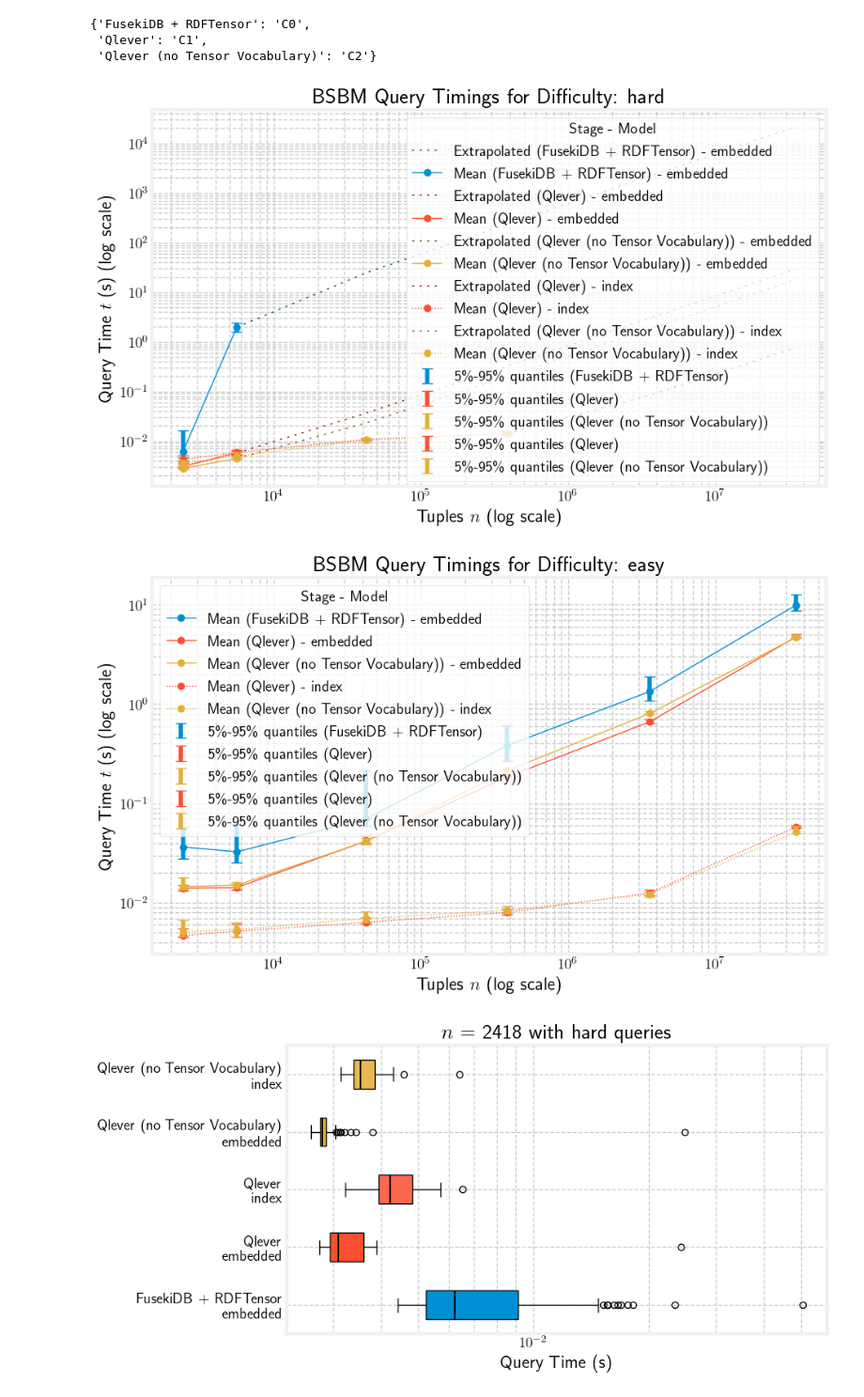
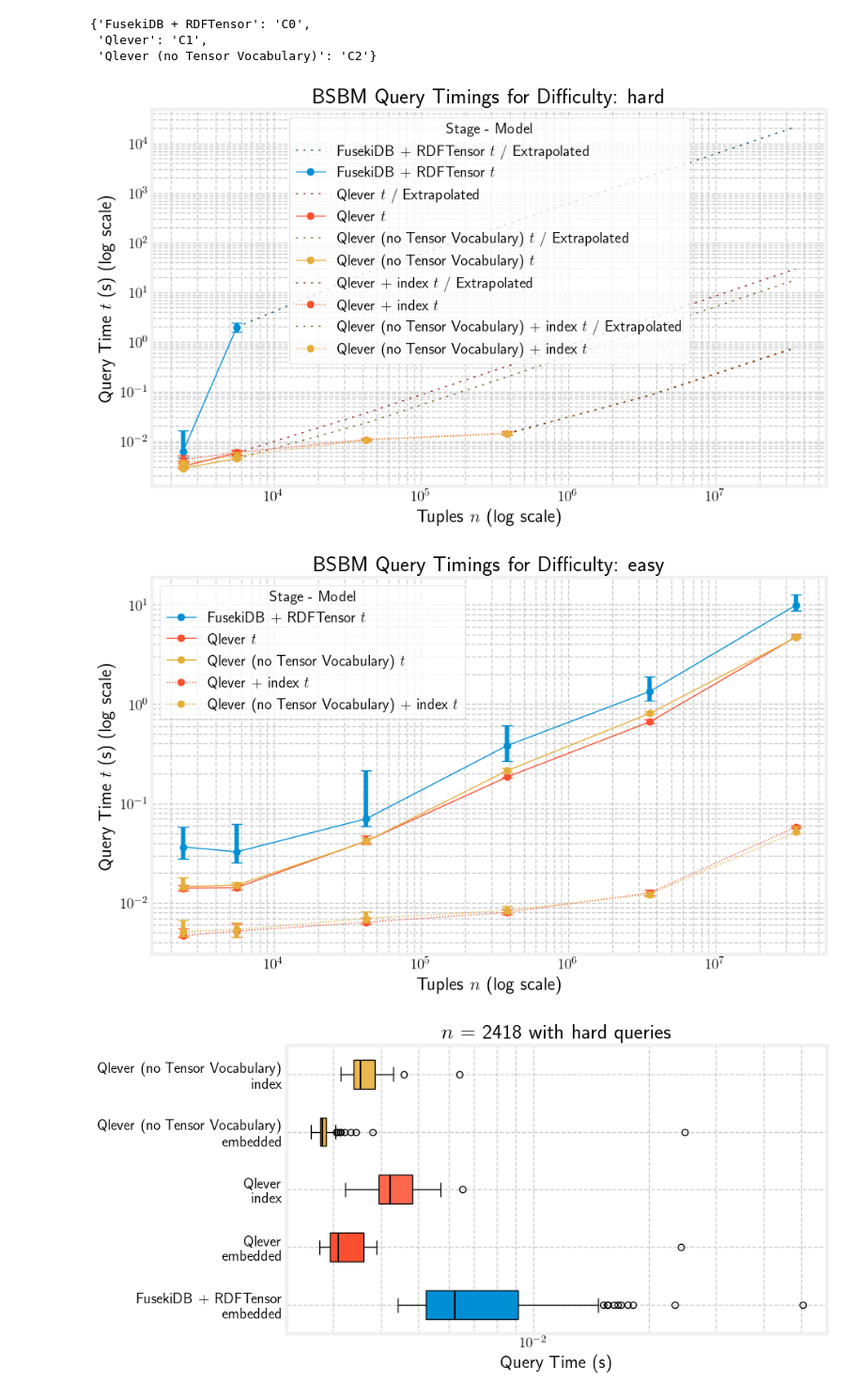
Before and after one commit to Dakantz/Dense-KG-Vector-DB, a Jupyter notebook: benchmarks/eval_timings_bsbm.ipynb, the cells around one changed output. Shown at 94% size. Cells and saved outputs as stored; diff of their text form; code cells hidden in the pictures.

```diff
--- a/benchmarks/eval_timings_bsbm.ipynb
+++ b/benchmarks/eval_timings_bsbm.ipynb
@@ -177,9 +177,9 @@ def extrapolate_missing_sizes(df, possible_sizes, relevant_measure):
         return None
     # add last known size and measure to the extrapolated df to make the plot look better
     last_known_size = df_filtered["size"].max()
-    last_known_measure = df_filtered[df_filtered["size"] == last_known_size][relevant_measure].values[
-        0
-    ]
+    last_known_measure = df_filtered[df_filtered["size"] == last_known_size][
+        relevant_measure
+    ].values[0]
     extrapolated_df = pd.concat(
         [
             pd.DataFrame(
@@ -233,23 +233,27 @@ def plot_timings(
                     engine_median, possible_sizes, relevant_measure
                 )
 
+            # index are dashed, embedded are solid
+            linestyle = ":" if query_type == QUERY_TYPE.INDEX else "-"
+            lbl = f"{engine}"
+            if query_type.value != QUERY_TYPE.EMBEDDED.value:
+                lbl += f" + {query_type.value}"
+            lbl += " $t$"
             if extrapolated_df is not None and not extrapolated_df.empty:
                 ax.plot(
                     extrapolated_df["size"],
                     extrapolated_df[relevant_measure],
                     linestyle=(0, (2, 5)),
-                    label=f"Extrapolated ({engine}) - {query_type.value}",
+                    label=f"{lbl} / Extrapolated",
                     color=adjust_lightness(colors[engine], 0.5),
                     linewidth=1,
                 )
-            # index are dashed, embedded are solid
-            linestyle = ":" if query_type == QUERY_TYPE.INDEX else "-"
             ax.plot(
                 engine_median["size"],
                 engine_median[relevant_measure],
                 "o",
                 linestyle=linestyle,
-                label=f"Mean ({engine}) - {query_type.value}",
+                label=lbl,
                 color=colors[engine],
                 linewidth=1,
             )
@@ -263,12 +267,23 @@ def plot_timings(
                 barsabove=True,
                 capsize=5,
                 fmt="none",
-                label=f"5\%-95\% quantiles ({engine})",
+                # label=f"5\%-95\% quantiles ({engine})",
                 color=colors[engine],
             )
 
+
 overview_dir = figures_dir / "overview"
 overview_dir.mkdir(exist_ok=True, parents=True)
+
+
+def calc_extra_ticks(series: pd.Series, tweens=[2, 3, 4, 5, 6, 7, 8, 9]):
+    series = series.replace([np.inf, -np.inf], np.nan).dropna()
+    min_size = int(np.log10(series.min()))
+    max_size = int(np.log10(series.max())) + 2
+
+    extra_ticks = [10**i * tween for i in range(min_size, max_size) for tween in tweens]
+    return extra_ticks
+
 
 for i, difficulty in enumerate(difficulties):
     fig, ax = plt.subplots(1, 1, figsize=(10, 6))
@@ -283,41 +298,69 @@ for i, difficulty in enumerate(difficulties):
     ax.set_title(f"BSBM Query Timings for Difficulty: {difficulty}")
     ax.legend()
     ax.grid(True, which="both", ls="--")
+    extra_y_ticks = calc_extra_ticks(timings_df["elapsed_time"])
+    extra_x_ticks = calc_extra_ticks(timings_df["size"])
     tikzplotlib.save(
         overview_dir / f"bsbm_timings_{difficulty}.tex",
         extra_tikzpicture_parameters=[
             "scale=0.5",
             """every axis/.style={
                     legend pos=south west,
                     legend style={
                 font=\\small},
                     legend columns=2,
+                    extra x ticks={"""
+            + ",".join(map(str, extra_x_ticks))
+            + """},
+                    extra y ticks={"""
+            + ",".join(map(str, extra_y_ticks))
+            + """},
+                    extra x tick labels={ },
+                    extra y tick labels={ },
+                    extra tick style={
+                        tick style={draw=none},
+                        major grid style={dashed,red},
+                        grid=major,
+                    },
                 }""",
         ],
-        axis_height="1.5\\textwidth",
+        axis_height="1\\textwidth",
         axis_width="2\\textwidth",
     )
     legend = ax.legend(title="Stage - Model")
     legend.set_ncols(2)
     tikzplotlib.save(
         overview_dir / f"bsbm_timings_{difficulty}_legend.tex",
         extra_tikzpicture_parameters=[
             "scale=0.5",
             """every axis/.style={
                     legend pos=south west,
                     legend style={
                 font=\\small},
-                    legend columns=2,
+                    legend columns=5,
+                    extra x ticks={"""
+            + ",".join(map(str, extra_x_ticks))
+            + """},
+                    extra y ticks={"""
+            + ",".join(map(str, extra_y_ticks))
+            + """},
+                    extra x tick labels={ },
+                    extra y tick labels={ },
+                    extra tick style={
+                        tick style={draw=none},
+                        major grid style={dashed,red},
+                        grid=major,
+                    },
                 }""",
         ],
-        axis_height="1.5\\textwidth",
+        axis_height="1\\textwidth",
         axis_width="2\\textwidth",
     )
     plt.savefig(overview_dir / f"bsbm_timings_{difficulty}.png")
     plt.show()
 # %% [output]
-[figure, old version]
+[figure, new version]
-[figure, old version]
+[figure, new version]
 # %%
 def plot_boxplot(
     ax: plt.Axes,
```
Also changed, not shown: 9 other files.
